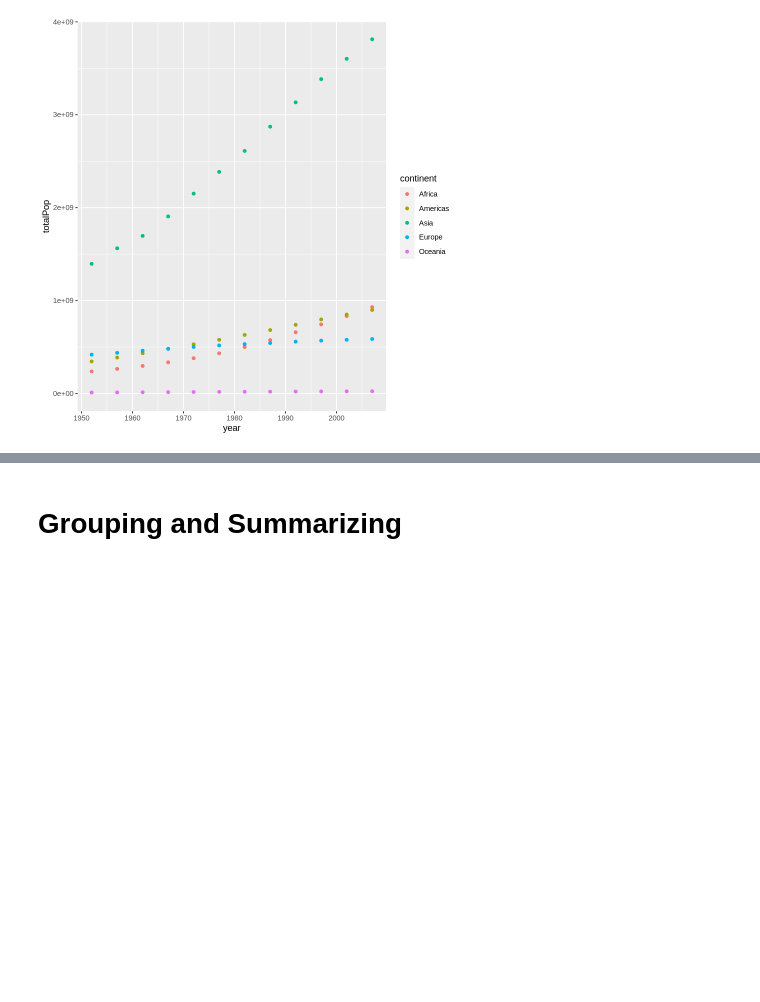
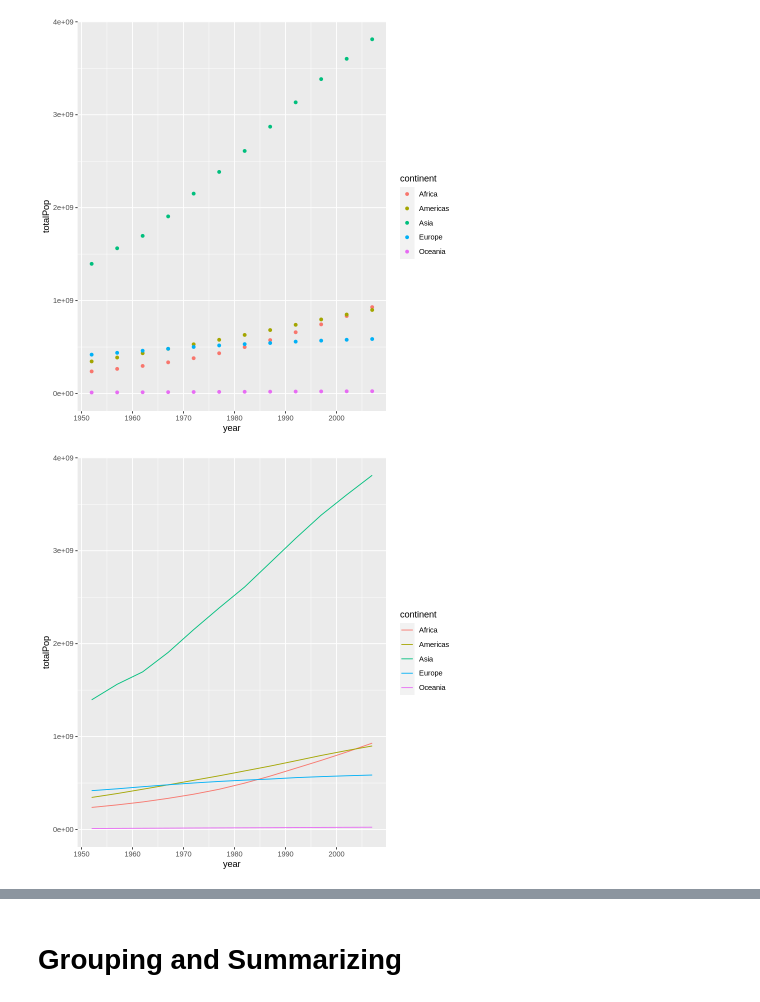
Before and after one commit to polaroidz/polaroidz, a Jupyter notebook: R_Handbook.ipynb, the cells around one changed output, grey strips where cells are left out. Drawn from its saved outputs; the diff is of its cells as text; code cells hidden in the pictures; blank space fills up the shorter version.

```diff
--- a/R_Handbook.ipynb
+++ b/R_Handbook.ipynb
@@ -344,3 +356,9 @@ ggplot(by_year_continent, aes(x = year, y = totalPop, color = continent)) +
   expand_limits(y = 0)
 # %% [output]
 [figure]
+# %%
+ggplot(by_year_continent, aes(x = year, y = totalPop, color = continent)) +
+  geom_line() +
+  expand_limits(y = 0)
+# %% [output]
+[figure, added]
```
Also changed, not shown: parts of 5 cells of this notebook.
